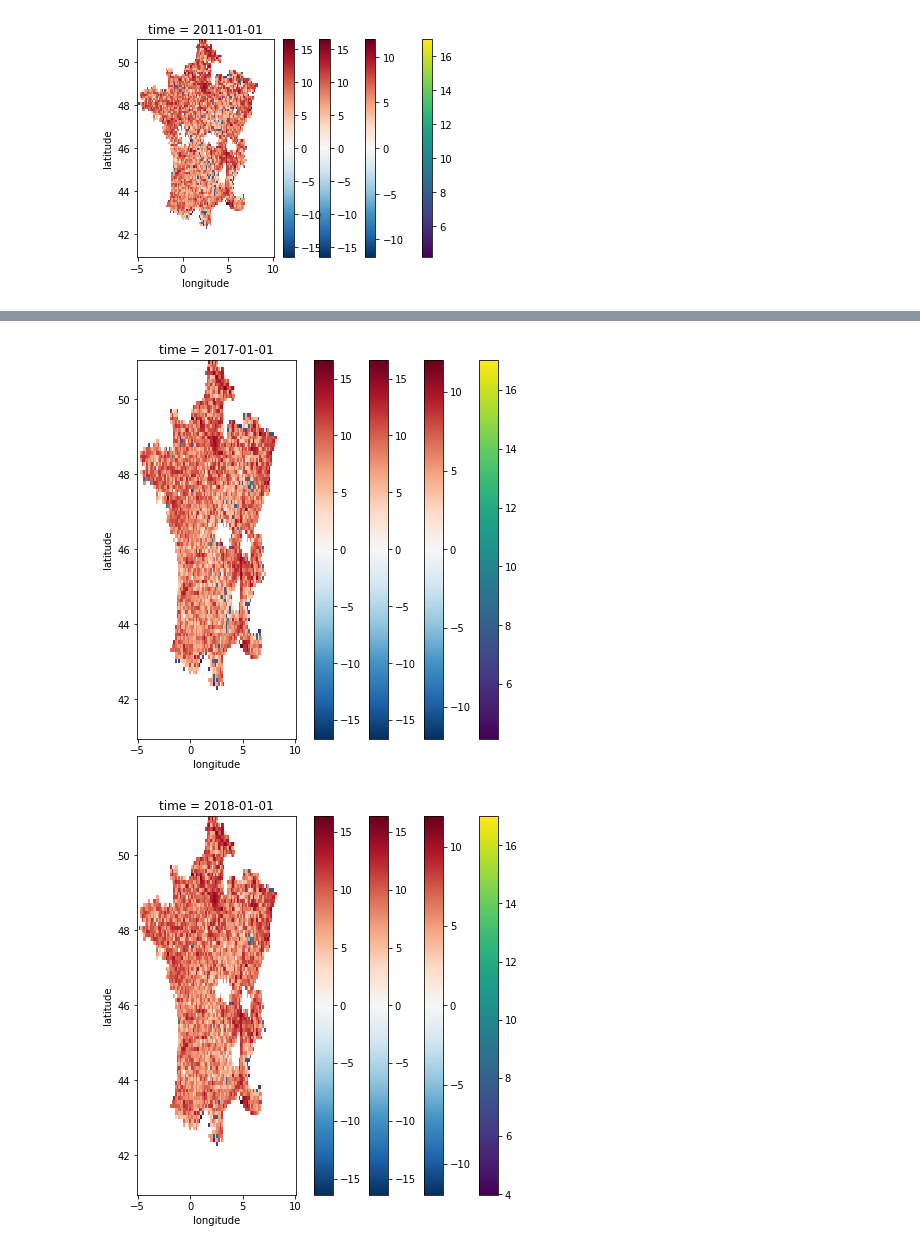
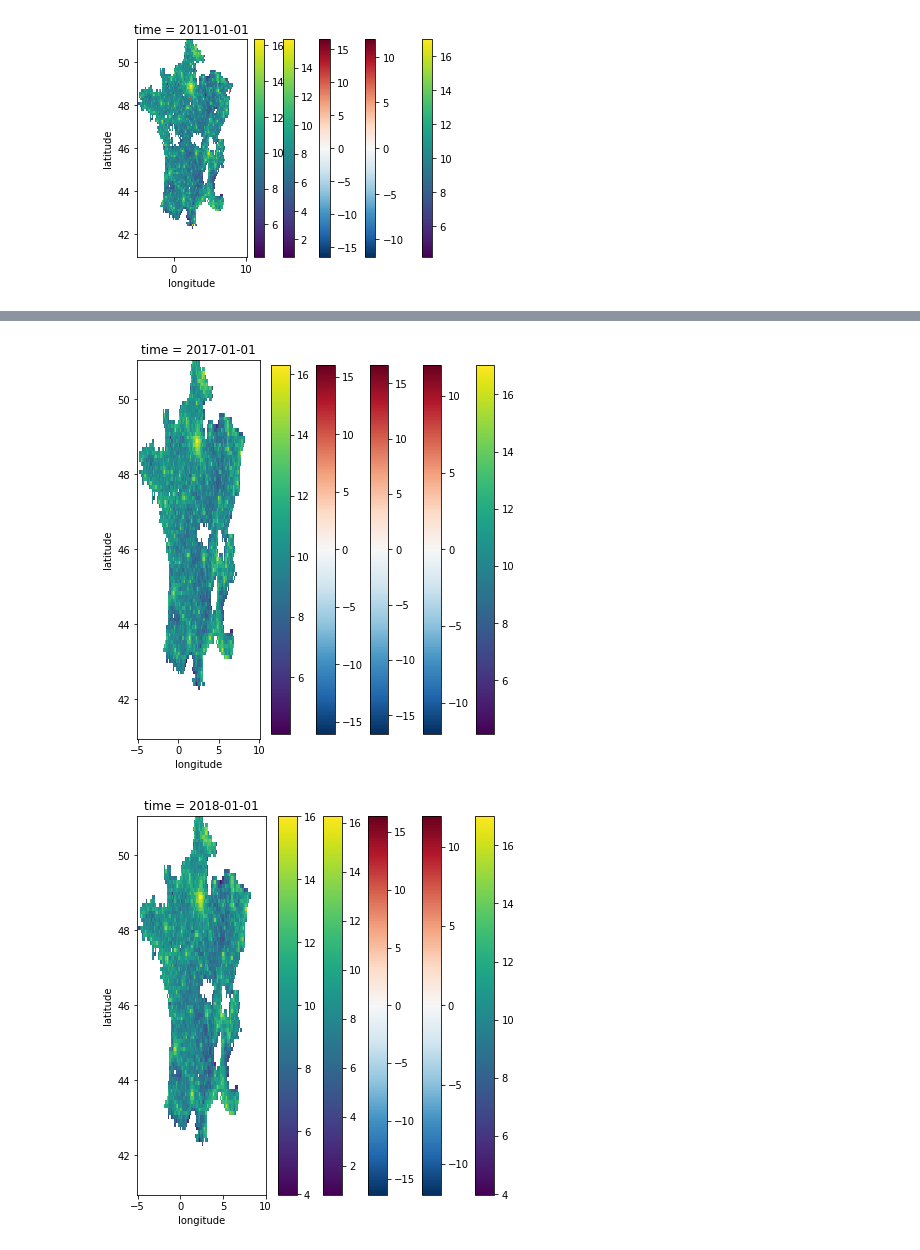
Before and after one commit to lucascraft/data.gouv, a Jupyter notebook: prospective.ipynb, the cells around one changed output, grey strips where cells are left out. Drawn from its saved outputs; the diff is of its cells as text; code cells hidden in the pictures.

```diff
--- a/prospective.ipynb
+++ b/prospective.ipynb
@@ -41,7 +41,7 @@ for d in data['features']:
                 d['properties']['consoa'],
                 d['properties']['consoi'],
                 d['properties']['consot'],
-
+                d['properties']['consor'],
             ))
 # %%
 import math
@@ -66,12 +66,13 @@ for y in ctot:
         if not math.isnan(n__lat) and not math.isnan(n__lon):
             coords = (round(n__lat), round(n__lon))
             if coords not in krt[y]:
-                krt[y][coords] = {'code_epci': [c[0]], 'total': c[3], 'consoa': c[4], 'consoi': c[5], 'consot': c[6]}
+                krt[y][coords] = {'code_epci': [c[0]], 'total': c[3], 'consoa': c[4], 'consoi': c[5], 'consot': c[6], 'consor': c[7]}
             else:
                 krt[y][coords]['total'] += c[3]
                 krt[y][coords]['consoa'] += c[4]
                 krt[y][coords]['consoi'] += c[5]
                 krt[y][coords]['consot'] += c[6]
+                krt[y][coords]['consor'] += c[7]
                 krt[y][coords]['code_epci'].append(c[0])
 # %%
 import matplotlib.pyplot as plt
@@ -90,20 +91,24 @@ dy = {}
 dy_a = {}
 dy_i = {}
 dy_t = {}
+dy_r = {}
 for y in sorted(krt.keys()):
     d = np.full((100, 100),np.nan)
     d_a = np.full((100, 100),np.nan)
     d_i = np.full((100, 100),np.nan)
     d_t = np.full((100, 100),np.nan)
+    d_r = np.full((100, 100),np.nan)
     for la, lo in krt[y].keys():
         d[la][lo] = gradient(krt[y][(la, lo)]['total'])
         d_a[la][lo] = gradient(krt[y][(la, lo)]['consoa'])
         d_i[la][lo] = gradient(krt[y][(la, lo)]['consoi'])
         d_t[la][lo] = gradient(krt[y][(la, lo)]['consot'])
+        d_r[la][lo] = gradient(krt[y][(la, lo)]['consor'])
     dy[y]=d
     dy_a[y]=d_a
     dy_i[y]=d_i
     dy_t[y]=d_t
+    dy_r[y]=d_r
 # %%
 import xarray as xr
 import matplotlib.pyplot as plt
@@ -159,10 +164,10 @@ for y in dy:
 
     onset_da_i.plot()
 
-        ######################
+    ######################
 
     onset_da_t = xr.DataArray(
-                data   = [dy_i[y]],
+                data   = [dy_t[y]],
                 dims   = ['time', 'latitude', 'longitude'],
                 coords = {
                     "time": [pd.to_datetime(f'{y}-01-01')],
@@ -176,8 +181,25 @@ for y in dy:
 
     onset_da_t.plot()
 
+    ######################
+
+    onset_da_r = xr.DataArray(
+                data   = [dy_r[y]],
+                dims   = ['time', 'latitude', 'longitude'],
+                coords = {
+                    "time": [pd.to_datetime(f'{y}-01-01')],
+                    "latitude": lat_linspace,
+                    "longitude": lon_linspace
+                },
+                attrs  = {'description': f'Année {y} de consommation gaz/elec residentiel'}
+            )
+    renamed_da_r = onset_da_a.rename(f'{y}_consommation_gaz-elec_residentiel')
+    renamed_da_r.to_dataset().to_netcdf(f'C:\\Users\\bigeardell\\git\\data.gouv.fr\\{y}_consommation_gaz-elec_residentiel.netcdf');
+
+    onset_da_r.plot()
+
     # plot
     fig, ax = plt.subplots(constrained_layout=True, figsize=(6, 6))
     ax.set_title(f'Elec/gas compution year {y}')
 # %% [output]
-[figure, old version]
+[figure, new version]
@@ -189,2 +211,2 @@ for y in dy:
-[figure, old version]
+[figure, new version]
-[figure, old version]
+[figure, new version]
```
Also changed, not shown: parts of 1 cell of this notebook.
